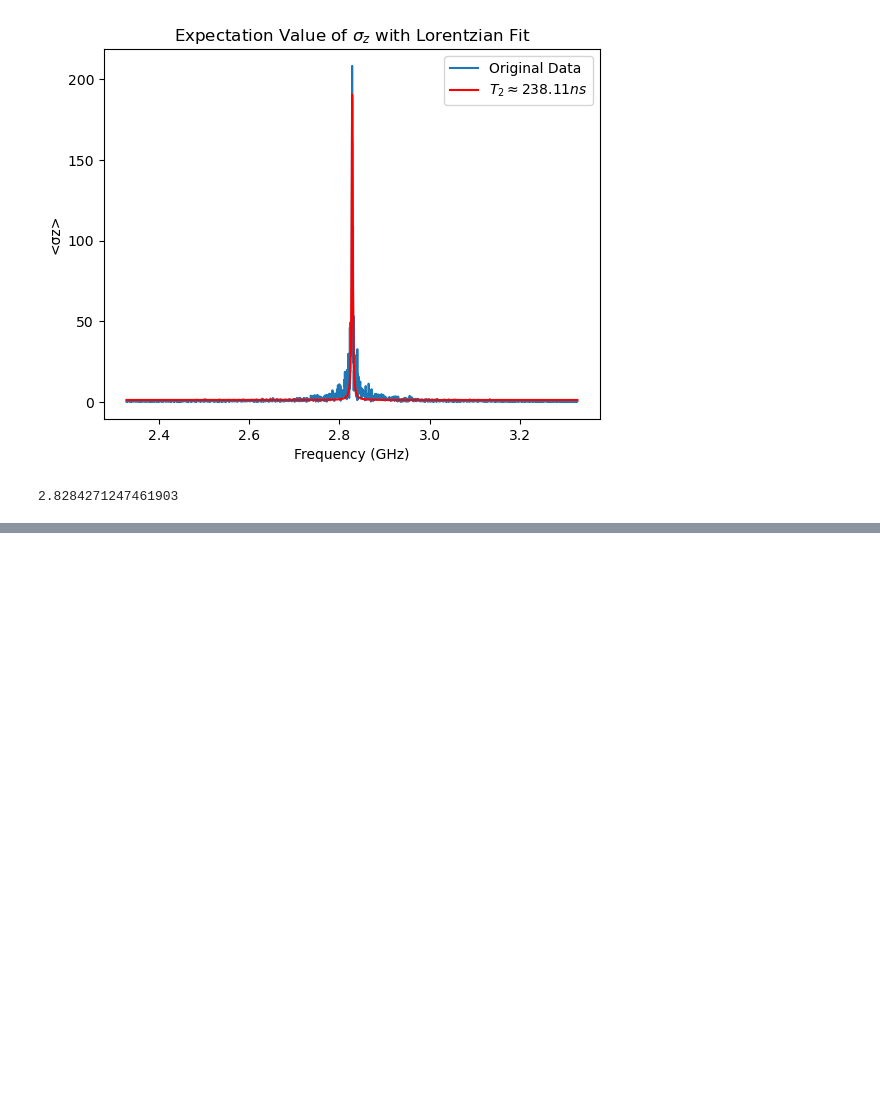
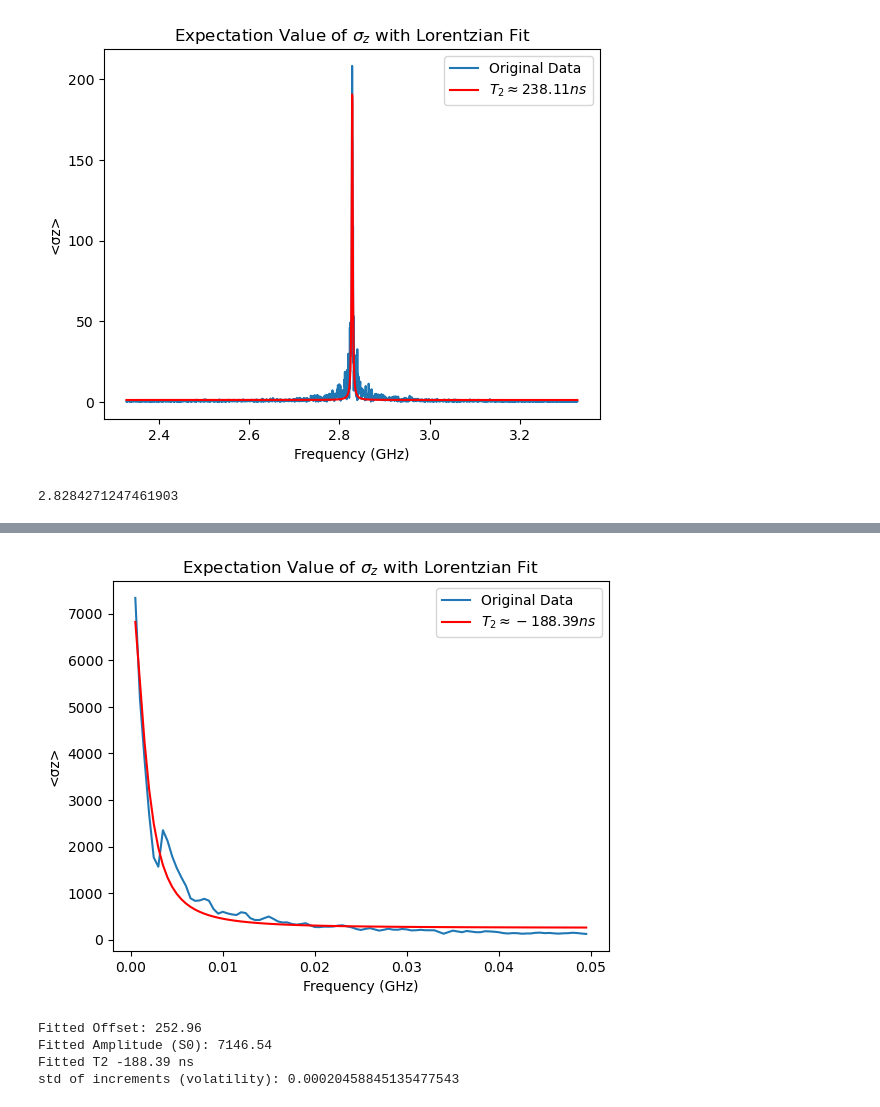
Before and after one commit to Danielgb23/superconducting_qubit_3, a Jupyter notebook: qubit_tls_white_noise.ipynb, the cells around one changed output, grey strips where cells are left out. Drawn from its saved outputs; the diff is of its cells as text; code cells hidden in the pictures; blank space fills up the shorter version.

```diff
--- a/qubit_tls_white_noise.ipynb
+++ b/qubit_tls_white_noise.ipynb
@@ -416,0 +422,8 @@ Fitted f0 4.47 GHz
+# %%
+lorenztian_fit(t, res.expect[2], T2_0)
+# %% [output]
+[figure, added]
+Fitted Offset: 252.96
+Fitted Amplitude (S0): 7146.54
+Fitted T2 -188.39 ns
+std of increments (volatility): 0.00020458845135477543
```
Also changed, not shown: parts of 17 cells of this notebook, 1 other file.
